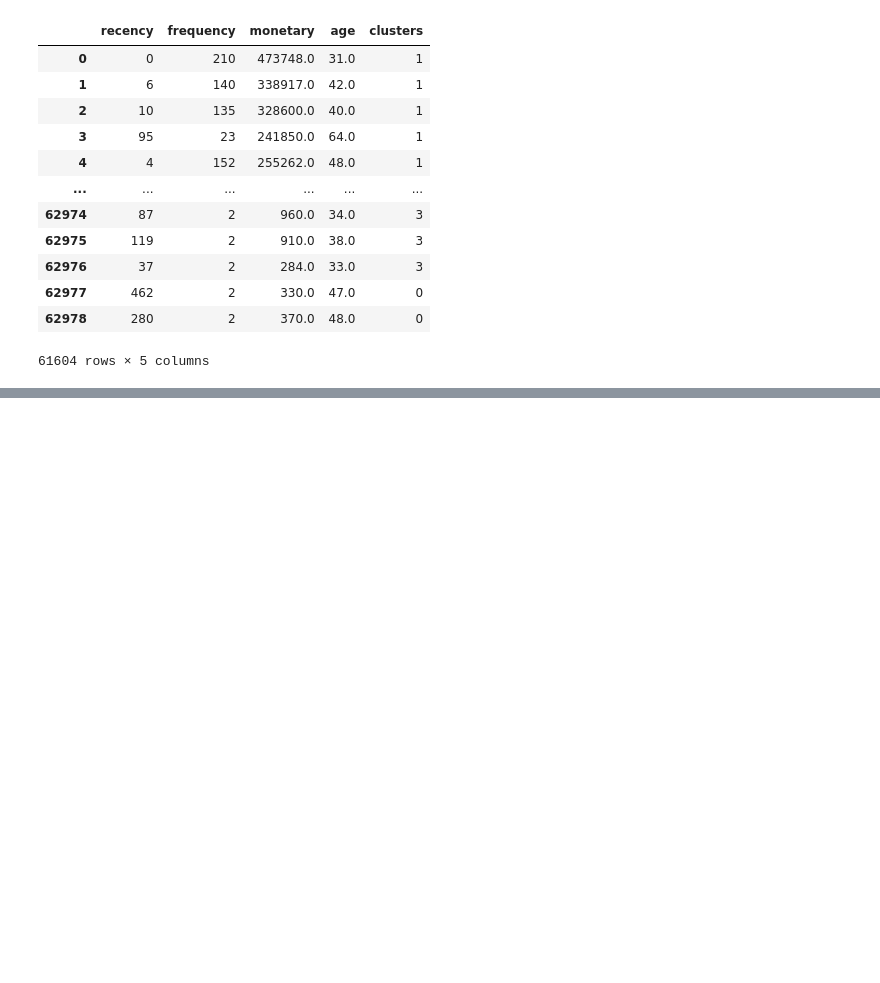
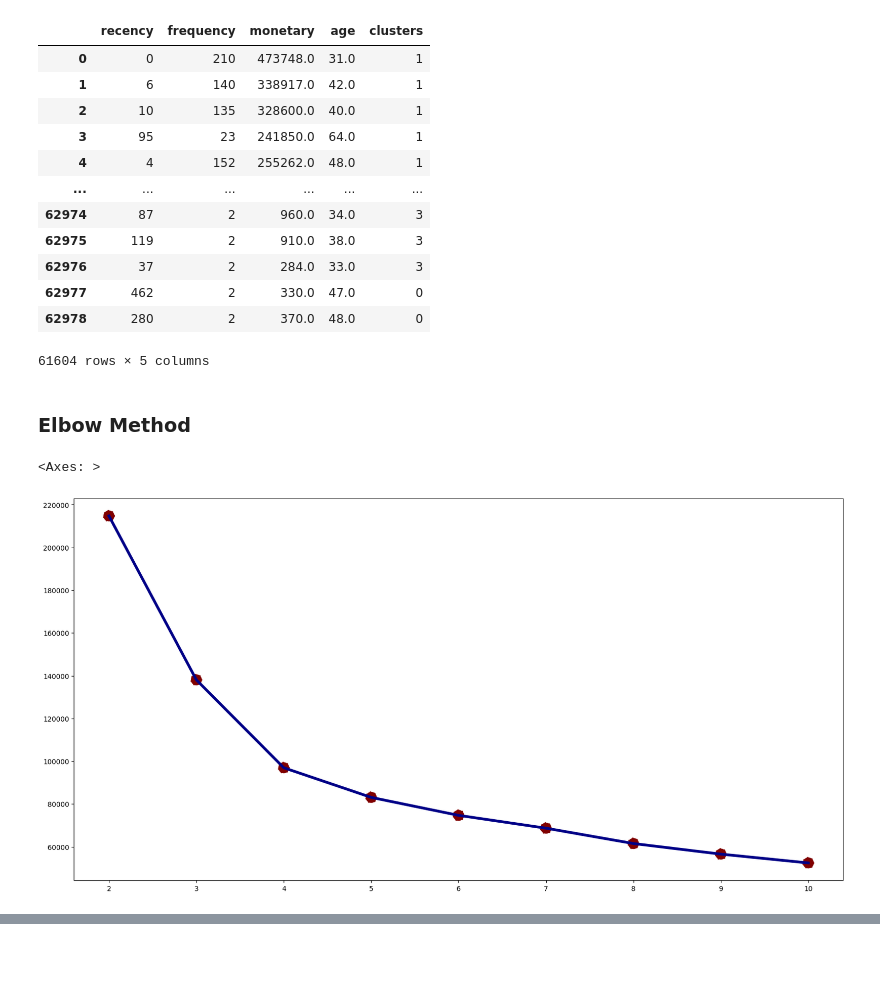
Before and after one commit to mfathul21/airline-customer-value, a Jupyter notebook: Airline_Customer_Segmentation.ipynb, the cells around one changed output, grey strips where cells are left out. Drawn from its saved outputs; the diff is of its cells as text; code cells hidden in the pictures; blank space fills up the shorter version.

Commit message:
Add elbow method

```diff
--- a/Airline_Customer_Segmentation.ipynb
+++ b/Airline_Customer_Segmentation.ipynb
@@ -551,3 +557,21 @@ customers
 | 62977 | 462 | 2 | 330.0 | 47.0 | 0 |
 | 62978 | 280 | 2 | 370.0 | 48.0 | 0 |
 61604 rows × 5 columns
+# %% [markdown]
+### Elbow Method
+# %%
+inertia = []
+
+for i in range(2, 11):
+    kmeans = KMeans(n_clusters=i, random_state=0)
+    kmeans.fit(df_std)
+    inertia.append(kmeans.inertia_)
+
+plt.figure(figsize=(20, 10))
+# plt.plot(inertia)
+
+sns.lineplot(x=range(2, 11), y=inertia, color='#000087', linewidth = 4)
+sns.scatterplot(x=range(2, 11), y=inertia, s=300, color='#800000',  linestyle='--')
+# %% [output]
+<Axes: >
+[figure, added]
```
Also changed, not shown: parts of 7 cells of this notebook.
